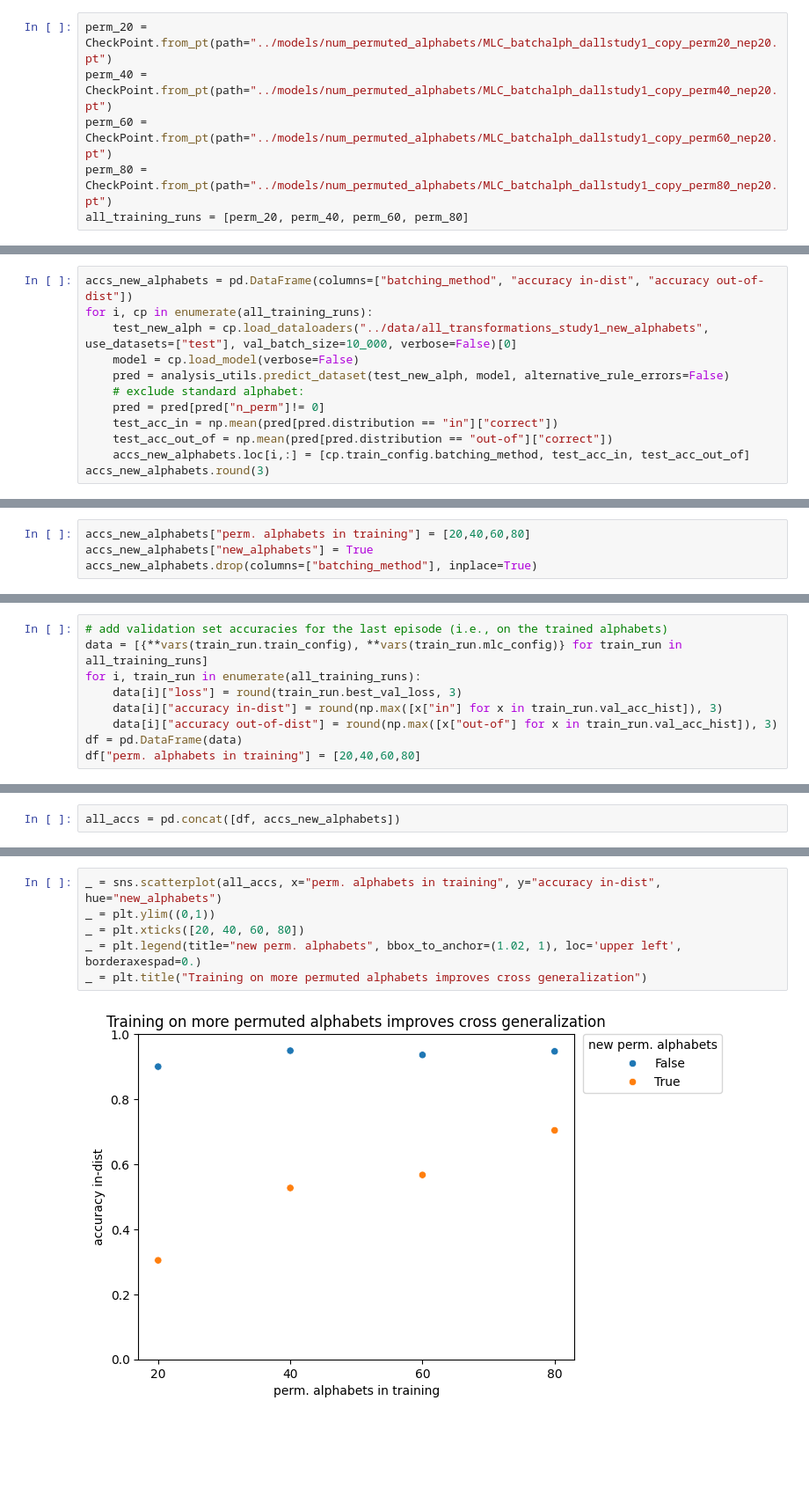
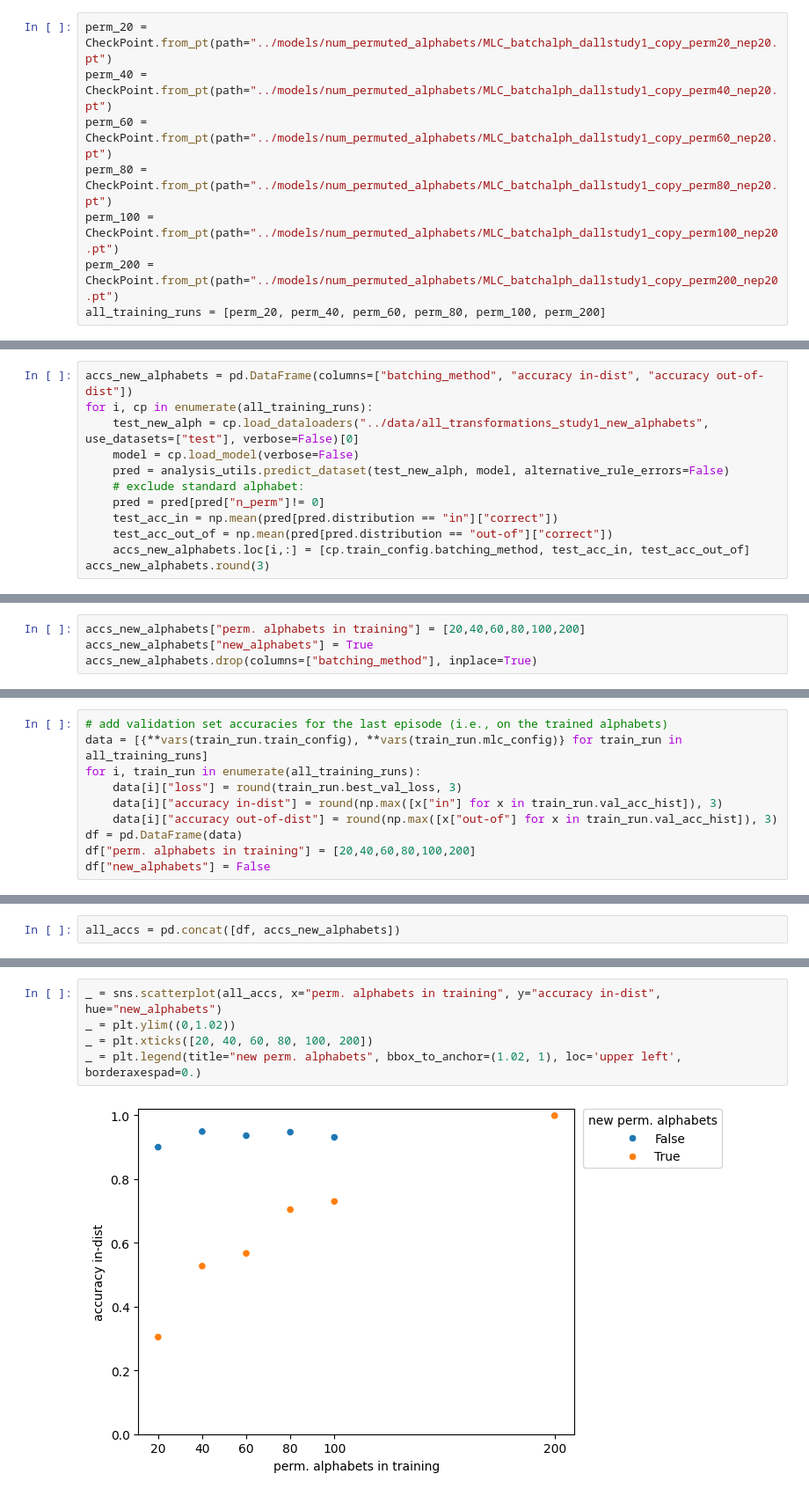
Before and after one commit to philipp-hellwig/MLC-letter-string-analogies, a Jupyter notebook: analyses/num_perm_alphabets.ipynb, the cells around one changed output, grey strips where cells are left out. Shown: that part at 88% size. Cells and saved outputs as stored; diff of their text form; blank space fills up the shorter version.

Commit message:
add figures, more analyses for perm100/200 in train

```diff
--- a/analyses/num_perm_alphabets.ipynb
+++ b/analyses/num_perm_alphabets.ipynb
@@ -17,7 +17,9 @@ perm_20 = CheckPoint.from_pt(path="../models/num_permuted_alphabets/MLC_batchalp
 perm_40 = CheckPoint.from_pt(path="../models/num_permuted_alphabets/MLC_batchalph_dallstudy1_copy_perm40_nep20.pt")
 perm_60 = CheckPoint.from_pt(path="../models/num_permuted_alphabets/MLC_batchalph_dallstudy1_copy_perm60_nep20.pt")
 perm_80 = CheckPoint.from_pt(path="../models/num_permuted_alphabets/MLC_batchalph_dallstudy1_copy_perm80_nep20.pt")
-all_training_runs = [perm_20, perm_40, perm_60, perm_80]
+perm_100 = CheckPoint.from_pt(path="../models/num_permuted_alphabets/MLC_batchalph_dallstudy1_copy_perm100_nep20.pt")
+perm_200 = CheckPoint.from_pt(path="../models/num_permuted_alphabets/MLC_batchalph_dallstudy1_copy_perm200_nep20.pt")
+all_training_runs = [perm_20, perm_40, perm_60, perm_80, perm_100, perm_200]
 # %%
 # check that training alphabets have no overlap with new alphabets:
 df20 = pd.read_csv("../data/all_transformations_study1_copy_perm20/test.csv")
@@ -35,7 +46,7 @@ all_training_alphabets & set(df_new_alphs.alphabet.unique())
 # %%
 accs_new_alphabets = pd.DataFrame(columns=["batching_method", "accuracy in-dist", "accuracy out-of-dist"])
 for i, cp in enumerate(all_training_runs):
-    test_new_alph = cp.load_dataloaders("../data/all_transformations_study1_new_alphabets", use_datasets=["test"], val_batch_size=10_000, verbose=False)[0]
+    test_new_alph = cp.load_dataloaders("../data/all_transformations_study1_new_alphabets", use_datasets=["test"], verbose=False)[0]
     model = cp.load_model(verbose=False)
     pred = analysis_utils.predict_dataset(test_new_alph, model, alternative_rule_errors=False)
     # exclude standard alphabet:
@@ -53,5 +66,5 @@ accs_new_alphabets.round(3)
 # %%
-accs_new_alphabets["perm. alphabets in training"] = [20,40,60,80]
+accs_new_alphabets["perm. alphabets in training"] = [20,40,60,80,100,200]
 accs_new_alphabets["new_alphabets"] = True
 accs_new_alphabets.drop(columns=["batching_method"], inplace=True)
 # %%
@@ -70,4 +85,5 @@ for i, train_run in enumerate(all_training_runs):
     data[i]["accuracy in-dist"] = round(np.max([x["in"] for x in train_run.val_acc_hist]), 3)
     data[i]["accuracy out-of-dist"] = round(np.max([x["out-of"] for x in train_run.val_acc_hist]), 3)
 df = pd.DataFrame(data)
-df["perm. alphabets in training"] = [20,40,60,80]
+df["perm. alphabets in training"] = [20,40,60,80,100,200]
+df["new_alphabets"] = False
@@ -100,8 +111,7 @@ all_accs
 # %%
 _ = sns.scatterplot(all_accs, x="perm. alphabets in training", y="accuracy in-dist", hue="new_alphabets")
-_ = plt.ylim((0,1))
-_ = plt.xticks([20, 40, 60, 80])
+_ = plt.ylim((0,1.02))
+_ = plt.xticks([20, 40, 60, 80, 100, 200])
 _ = plt.legend(title="new perm. alphabets", bbox_to_anchor=(1.02, 1), loc='upper left', borderaxespad=0.)
-_ = plt.title("Training on more permuted alphabets improves cross generalization")
 # %% [output]
-[figure, old version]
+[figure, new version]
```
Also changed, not shown: parts of 7 cells of this notebook, 11 other files.
